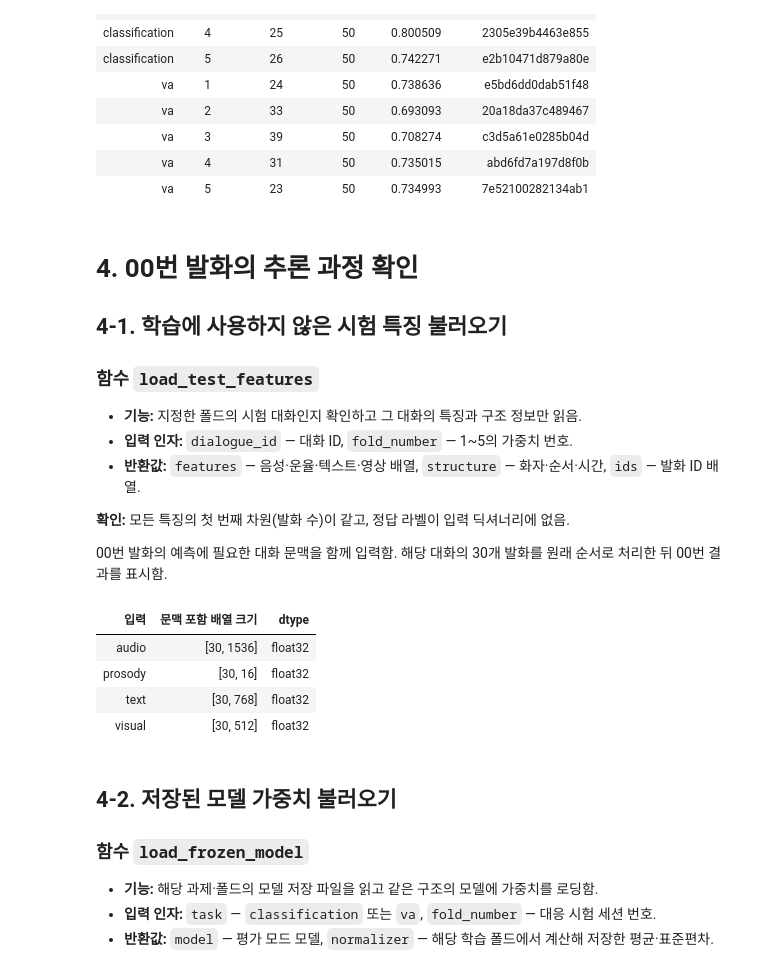
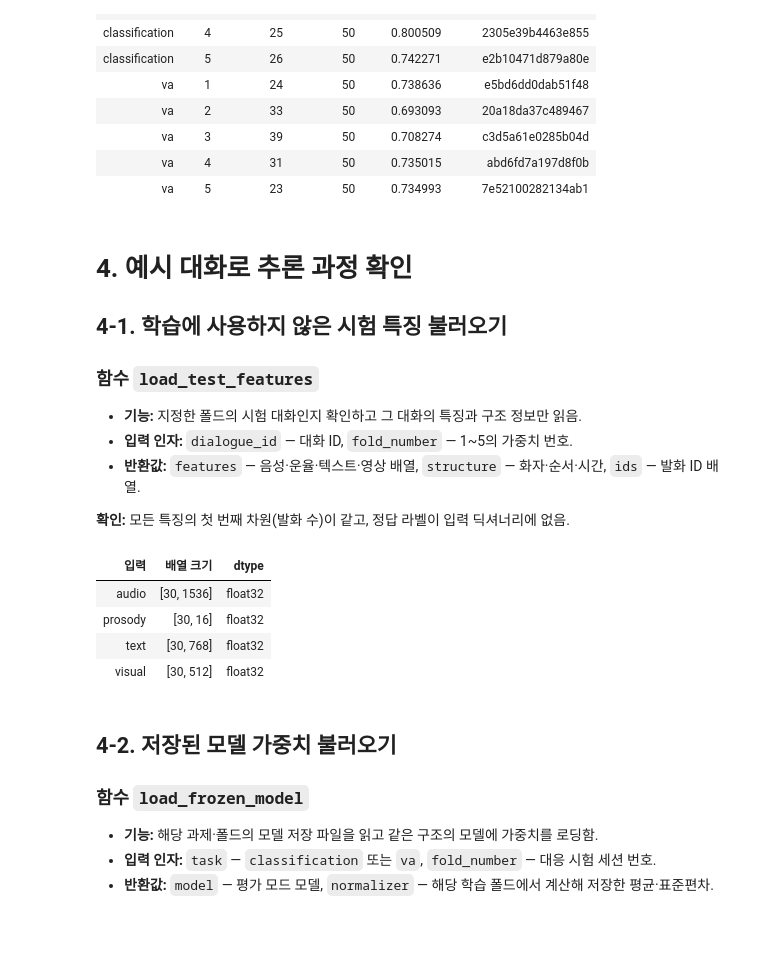
Before and after one commit to LeeJY-KW/IEMOCAP_Official_Demo, a Jupyter notebook: IEMOCAP_Official_Demo/results/notebook_preprocessing00_20261111/현장시연_실행완료.ipynb, the cells around one changed output. Saved outputs shown, nothing was run; the diff lists cells and outputs as text; code cells hidden in the pictures; blank space fills up the shorter version.

```diff
--- a/IEMOCAP_Official_Demo/results/notebook_example00_20261111/현장시연_실행완료.ipynb
+++ b/IEMOCAP_Official_Demo/results/notebook_preprocessing00_20261111/현장시연_실행완료.ipynb
@@ -847,7 +864,7 @@ show_table(weight_rows)
 | va | 4 | 31 | 50 | 0.735015 | abd6fd7a197d8f0b |
 | va | 5 | 23 | 50 | 0.734993 | 7e52100282134ab1 |
 # %% [markdown]
-# 4. 00번 발화의 추론 과정 확인
+# 4. 예시 대화로 추론 과정 확인
 ## 4-1. 학습에 사용하지 않은 시험 특징 불러오기
 
 ### 함수 `load_test_features`
@@ -856,31 +873,29 @@ show_table(weight_rows)
 - **반환값:** `features` — 음성·운율·텍스트·영상 배열, `structure` — 화자·순서·시간, `ids` — 발화 ID 배열.
 
 **확인:** 모든 특징의 첫 번째 차원(발화 수)이 같고, 정답 라벨이 입력 딕셔너리에 없음.
-
-00번 발화의 예측에 필요한 대화 문맥을 함께 입력함. 해당 대화의 30개 발화를 원래 순서로 처리한 뒤 00번 결과를 표시함.
 # %%
 # 4-1. 시험 대화의 특징과 구조 정보를 불러오는 함수를 정의함.
 # 입력: dialogue_id(대화 ID), fold_number(해당 모델의 폴드 번호).
 # 반환: features(특징 배열), structure(화자·순서·시간), ids(발화 ID 배열).
 def load_test_features(dialogue_id, fold_number):
     split = protocols["classification"]["folds"][fold_number - 1]
     # k번 세션의 발화는 그 세션을 학습·개발에서 제외한 k번 모델에만 전달함.
     assert dialogue_id in split["test"]
     assert dialogue_id not in split["train"] + split["dev"]
     with np.load(ROOT / "data/features/dialogues" / f"{dialogue_id}.npz", allow_pickle=False) as data:
         # 모델 입력용 특징과 구조 정보를 복사함.
         features = {name: data[name].copy() for name in demo.DIMS}
         structure = {name: data[name].copy() for name in ("speaker", "order", "times")}
         ids = data["ids"].copy()
     expected = [u["id"] for u in descriptor_index["classification"][dialogue_id]["utterances"]]
     # 특징의 행 순서와 정답 정의의 발화 순서가 정확히 일치해야 함.
     assert ids.tolist() == expected
     return features, structure, ids
 
 features, structure, example_ids = load_test_features(EXAMPLE_DIALOGUE, EXAMPLE_FOLD)
-show_table([{"입력": name, "문맥 포함 배열 크기": list(value.shape), "dtype": str(value.dtype)} for name, value in features.items()])
+show_table([{"입력": name, "배열 크기": list(value.shape), "dtype": str(value.dtype)} for name, value in features.items()])
 # %% [output]
-| 입력 | 문맥 포함 배열 크기 | dtype |
+| 입력 | 배열 크기 | dtype |
 | audio | [30, 1536] | float32 |
 | prosody | [30, 16] | float32 |
 | text | [30, 768] | float32 |
```
Also changed, not shown: parts of 19 cells of this notebook, 41 other files.
